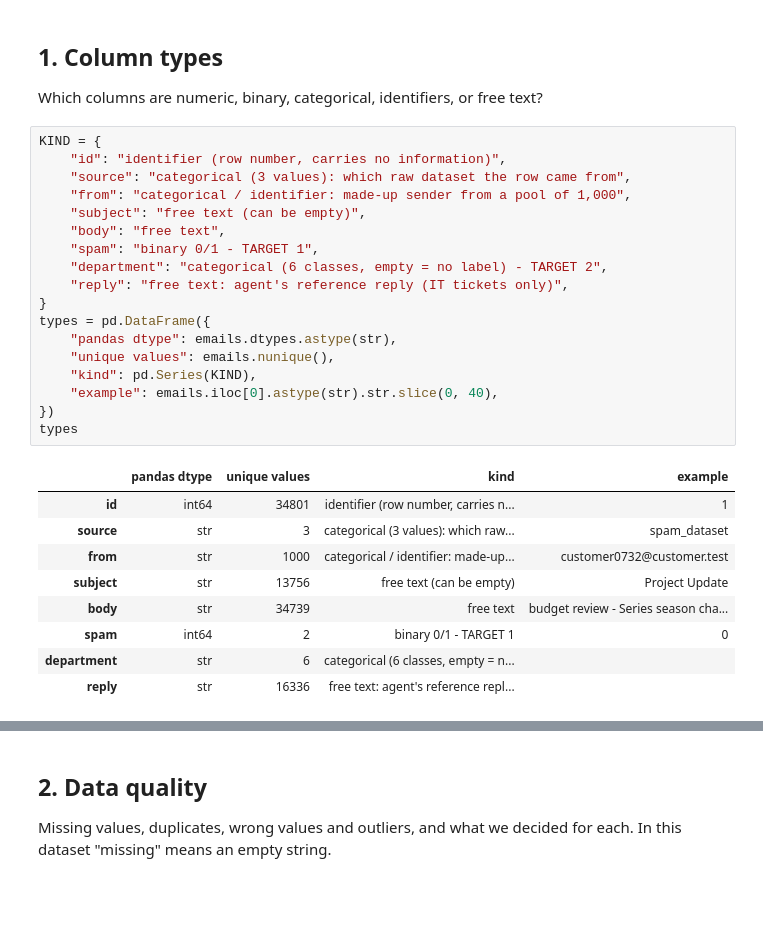
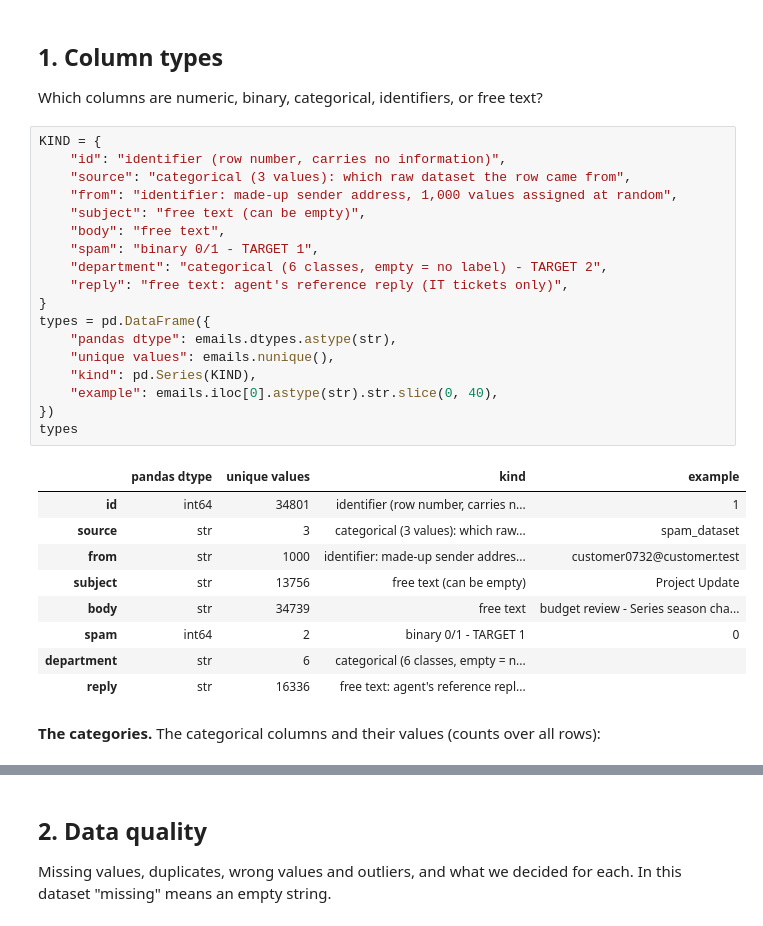
Before and after one commit to danielstet/EmailAutomationPipeline, a Jupyter notebook: eda.ipynb, the cells around one changed output, grey strips where cells are left out. Saved outputs shown, nothing was run; the diff lists cells and outputs as text; blank space fills up the shorter version.

```diff
--- a/eda.ipynb
+++ b/eda.ipynb
@@ -66,28 +66,30 @@ Which columns are numeric, binary, categorical, identifiers, or free text?
 # %%
 KIND = {
     "id": "identifier (row number, carries no information)",
     "source": "categorical (3 values): which raw dataset the row came from",
-    "from": "categorical / identifier: made-up sender from a pool of 1,000",
+    "from": "identifier: made-up sender address, 1,000 values assigned at random",
     "subject": "free text (can be empty)",
     "body": "free text",
     "spam": "binary 0/1 - TARGET 1",
     "department": "categorical (6 classes, empty = no label) - TARGET 2",
     "reply": "free text: agent's reference reply (IT tickets only)",
 }
 types = pd.DataFrame({
     "pandas dtype": emails.dtypes.astype(str),
     "unique values": emails.nunique(),
     "kind": pd.Series(KIND),
     "example": emails.iloc[0].astype(str).str.slice(0, 40),
 })
 types
 # %% [output]
 |  | pandas dtype | unique values | kind | example |
 | id | int64 | 34801 | identifier (row number, carries n... | 1 |
 | source | str | 3 | categorical (3 values): which raw... | spam_dataset |
-| from | str | 1000 | categorical / identifier: made-up... | customer0732@customer.test |
+| from | str | 1000 | identifier: made-up sender addres... | customer0732@customer.test |
 | subject | str | 13756 | free text (can be empty) | Project Update |
 | body | str | 34739 | free text | budget review - Series season cha... |
 | spam | int64 | 2 | binary 0/1 - TARGET 1 | 0 |
 | department | str | 6 | categorical (6 classes, empty = n... |  |
 | reply | str | 16336 | free text: agent's reference repl... |  |
+# %% [markdown]
+**The categories.** The categorical columns and their values (counts over all rows):
```
Also changed, not shown: parts of 16 cells of this notebook, 3 other files.
